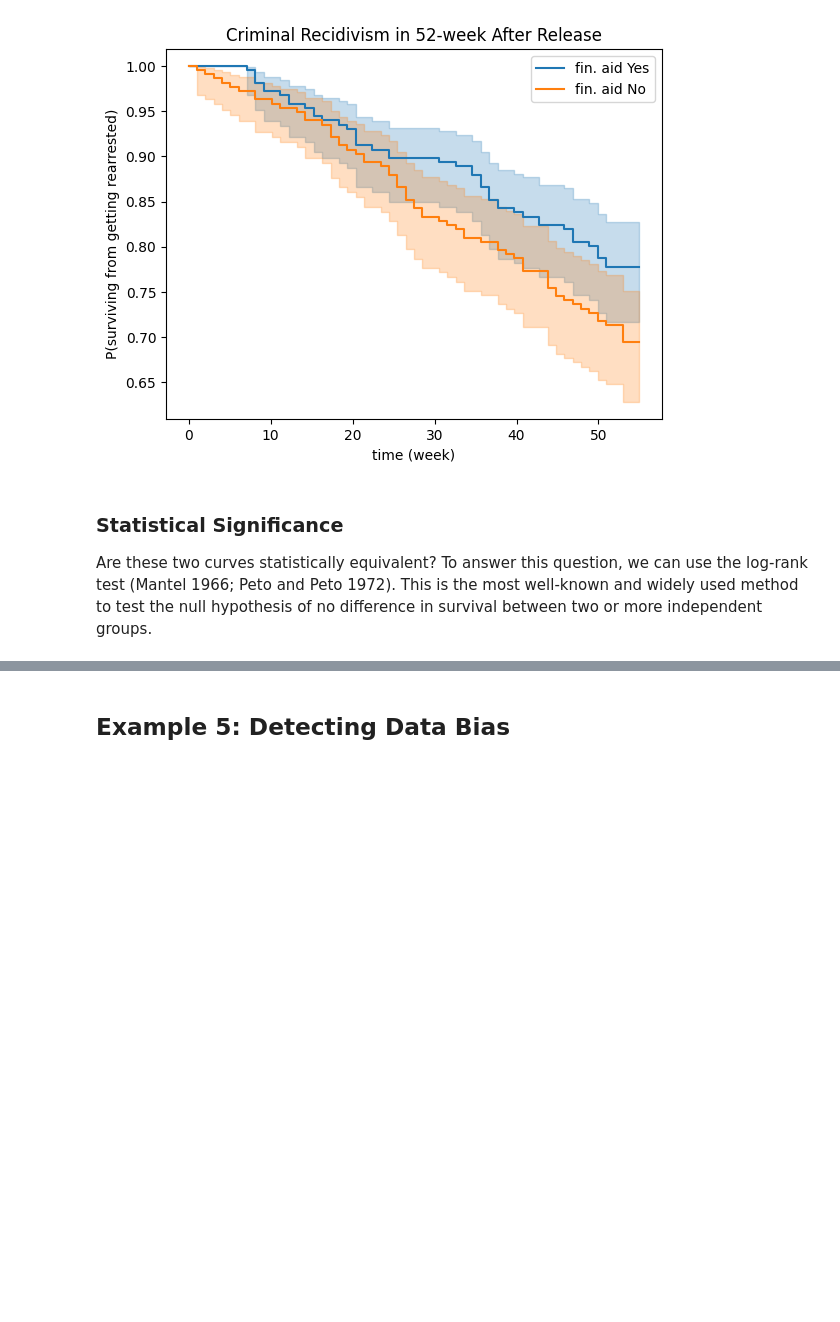
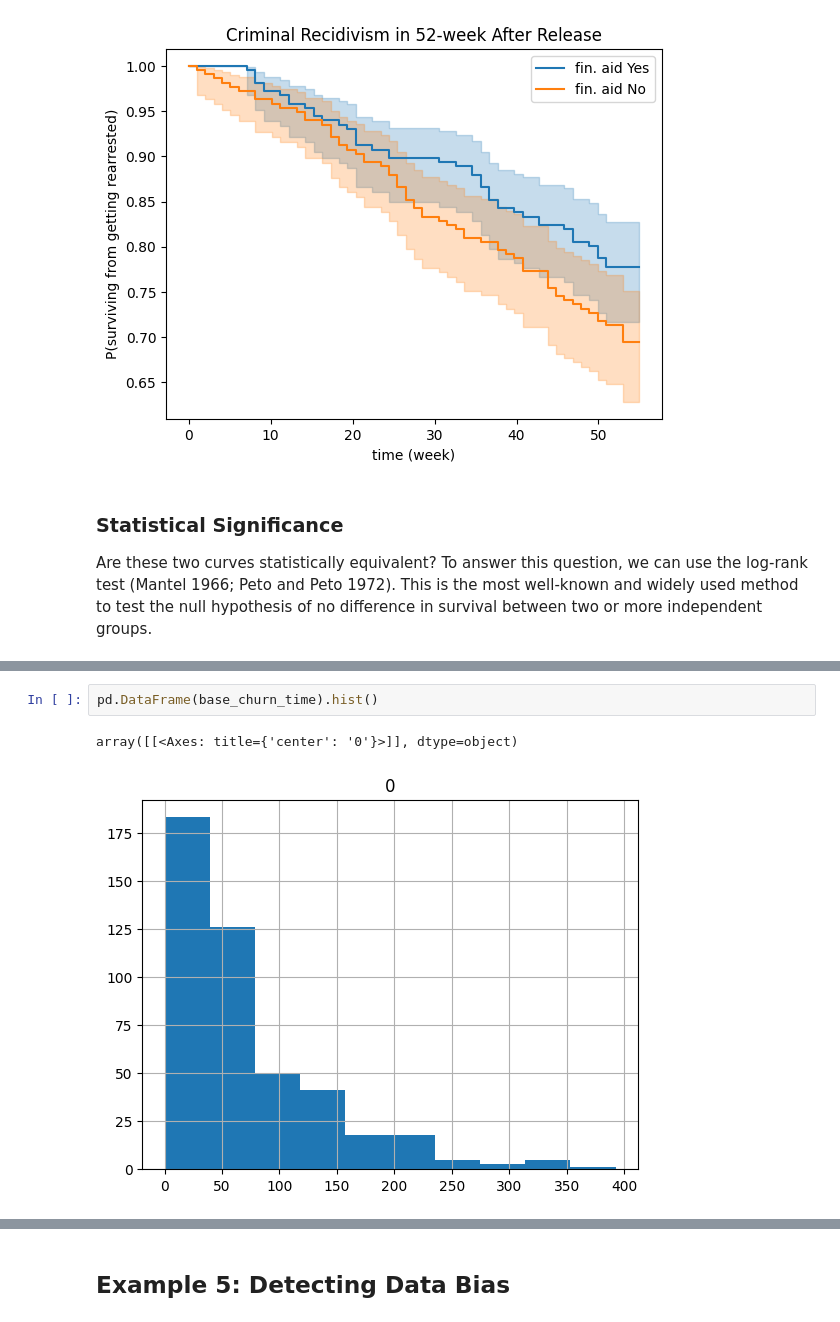
Before and after one commit to Senejohnny/hands-on-survival-analysis, a Jupyter notebook: _sources/descriptive.ipynb, the cells around one changed output, grey strips where cells are left out. Cells and saved outputs as stored; diff of their text form; blank space fills up the shorter version.

```diff
--- a/_sources/descriptive.ipynb
+++ b/_sources/descriptive.ipynb
@@ -206,0 +260,5 @@ Remarks:
+# %%
+pd.DataFrame(base_churn_time).hist()
+# %% [output]
+array([[<Axes: title={'center': '0'}>]], dtype=object)
+[figure, added]
```
Also changed, not shown: parts of 15 cells of this notebook, 20 other files.
